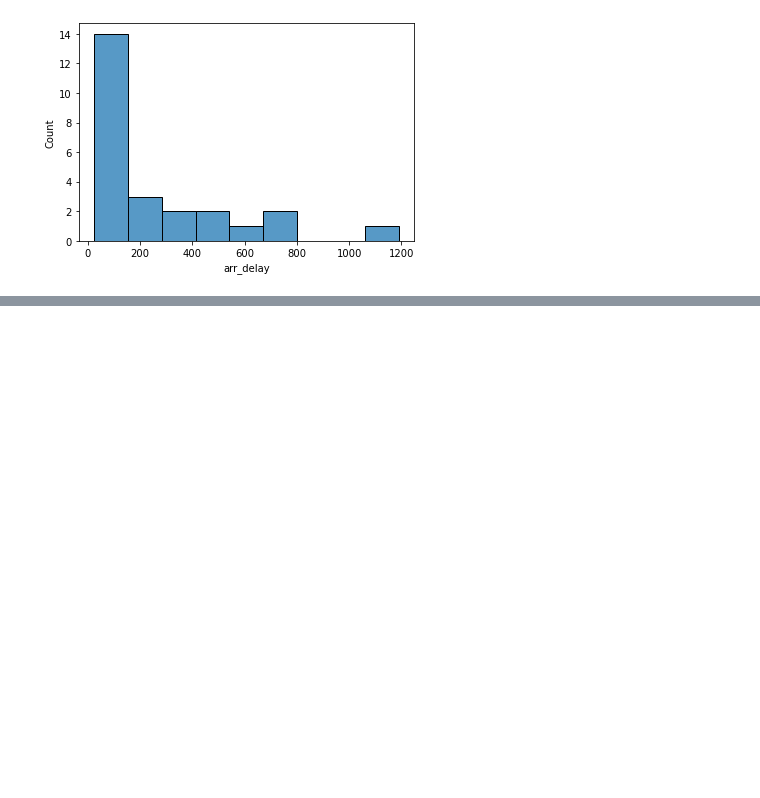
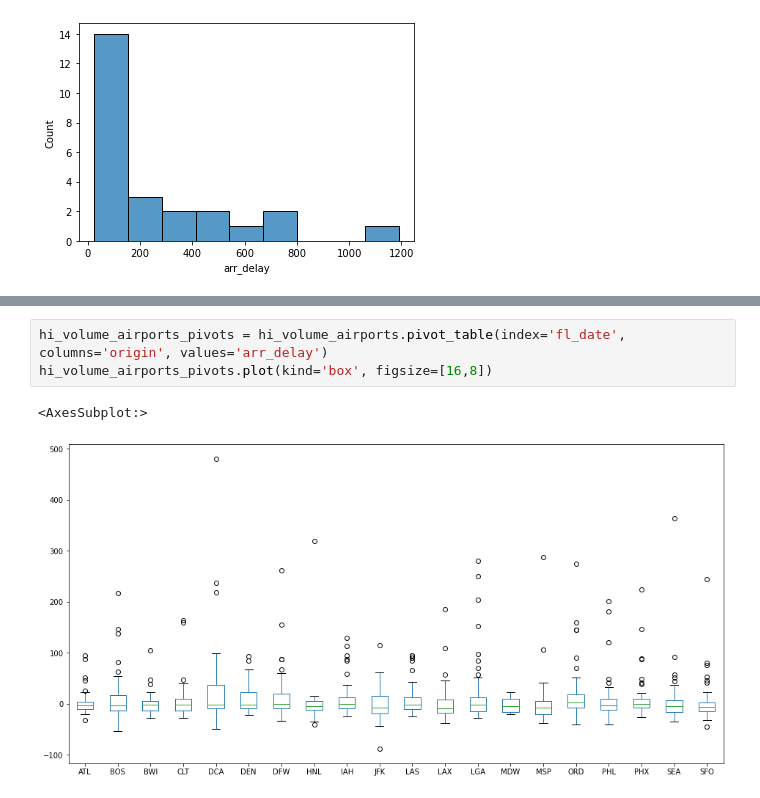
Before and after one commit to DDDDDDaisyS/LHL_Midterm_Project_Flights_Delay_Prediction, a Jupyter notebook: experiments/exploratory_analysis_firstattempt.ipynb, the cells around one changed output, grey strips where cells are left out. Cells and saved outputs as stored; diff of their text form; blank space fills up the shorter version.

```diff
--- a/experiments/exploratory_analysis_firstattempt.ipynb
+++ b/experiments/exploratory_analysis_firstattempt.ipynb
@@ -670,0 +753,6 @@ sns.histplot(carrierplot)
+# %%
+hi_volume_airports_pivots = hi_volume_airports.pivot_table(index='fl_date', columns='origin', values='arr_delay')
+hi_volume_airports_pivots.plot(kind='box', figsize=[16,8])
+# %% [output]
+<AxesSubplot:>
+[figure, added]
```
Also changed, not shown: parts of 9 cells of this notebook.
